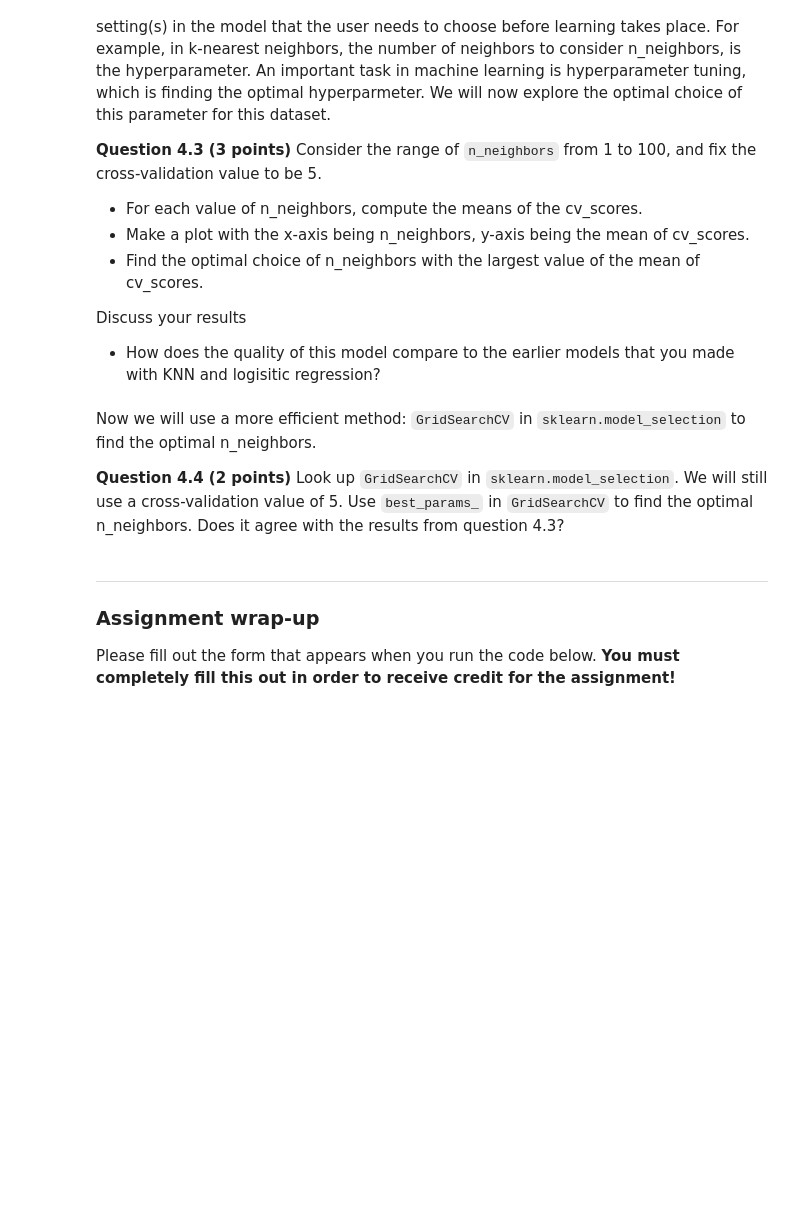
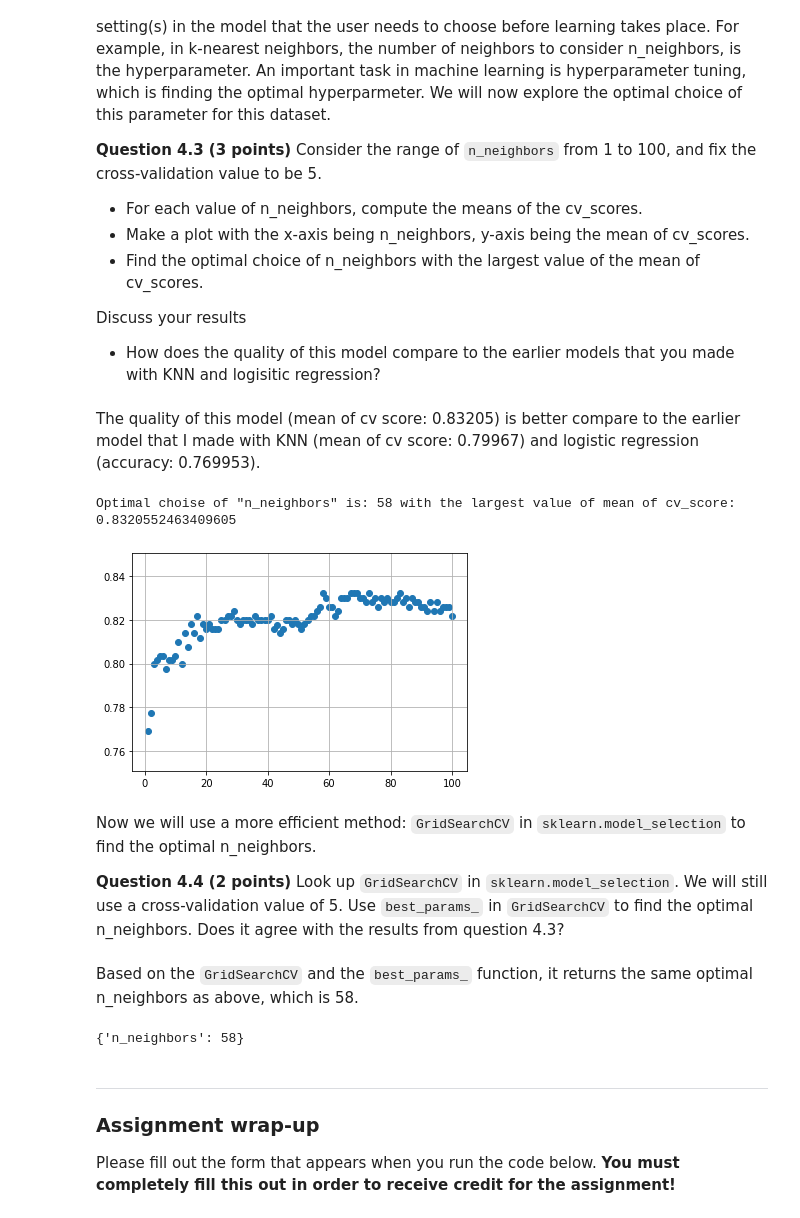
Before and after one commit to lamdao27/hw-03, a Jupyter notebook: HW-03_GitML-STUDENT.ipynb, the cells around one changed output. Saved outputs shown, nothing was run; the diff lists cells and outputs as text; code cells hidden in the pictures; blank space fills up the shorter version.

```diff
--- a/HW-03_GitML-STUDENT.ipynb
+++ b/HW-03_GitML-STUDENT.ipynb
@@ -126,2 +245,4 @@ The train-test-split method we used in earlier is called ‘holdout’. Cross-va
 # %%
 ### Put your code here ###
+cv_scores = cross_val_score(KNeighborsClassifier(n_neighbors = 3), x_train, y_train, cv = 5)
+np.mean(cv_scores)
@@ -143,3 +264,18 @@ Discuss your results
+# %% [markdown]
+The quality of this model (mean of cv score: 0.83205) is better compare to the earlier model that I made with KNN (mean of cv score: 0.79967) and logistic regression (accuracy: 0.769953).
+# %%
+### Put your code here ###
+mean_cv_scores = []
+for i in range(1,101):
+    cv_scores = cross_val_score(KNeighborsClassifier(n_neighbors = i), x_train, y_train, cv = 5)
+    mean_cv_scores.append(np.mean(cv_scores))
+
+plt.scatter(np.arange(1, 101), mean_cv_scores)
+plt.grid()
+print('Optimal choise of "n_neighbors" is:', (mean_cv_scores.index(max(mean_cv_scores))+1), 'with the largest value of mean of cv_score:', max(mean_cv_scores))
+# %% [output]
+Optimal choise of "n_neighbors" is: 58 with the largest value of mean of cv_score: 0.8320552463409605
+[figure, added]
 # %% [markdown]
 Now we will use a more efficient method: `GridSearchCV` in `sklearn.model_selection` to find the optimal n_neighbors.
 
@@ -149,3 +283,13 @@ Now we will use a more efficient method: `GridSearchCV` in `sklearn.model_select
+# %% [markdown]
+Based on the `GridSearchCV` and the `best_params_` function, it returns the same optimal n_neighbors as above, which is 58.
+# %%
+### Put your code here ###
+parameters = {'n_neighbors': np.arange(1, 101)}
+grid = GridSearchCV(KNeighborsClassifier(), parameters, cv=5)
+grid.fit(x_train, y_train)
+grid.best_params_
+# %% [output]
+{'n_neighbors': 58}
 # %% [markdown]
 
 ---
```
Also changed, not shown: parts of 23 cells of this notebook.
